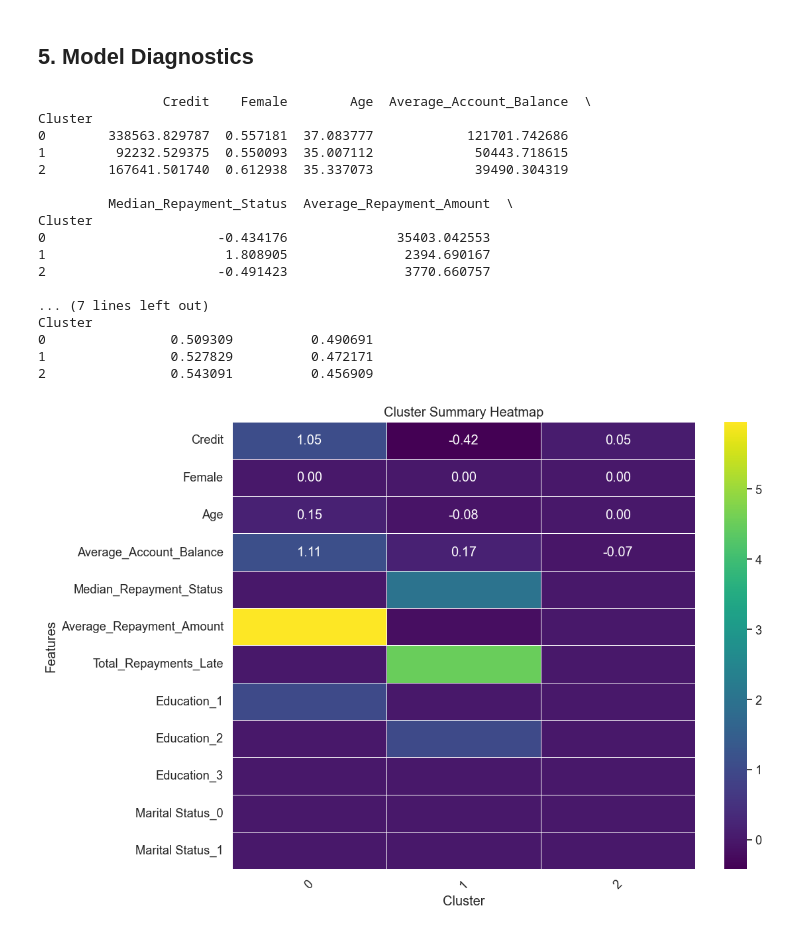
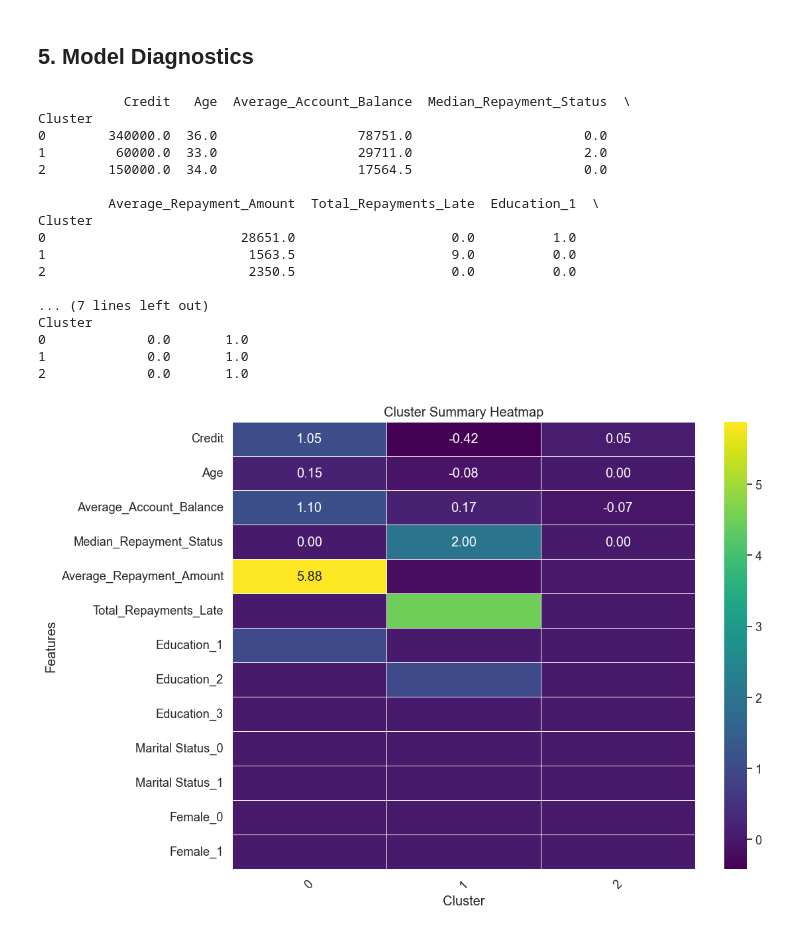
Before and after one commit to JohannesWiller/Machine_Learning_Clustering, a Jupyter notebook: main.ipynb, the cells around one changed output. Cells and saved outputs as stored; diff of their text form; code cells hidden in the pictures.

```diff
--- a/main.ipynb
+++ b/main.ipynb
@@ -225,11 +226,28 @@ df_cleaned = df_original.copy()
 
 # Calculate the average Account Balance
 df_cleaned['Average_Account_Balance'] = df_cleaned[[f'Amount {i}' for i in range(1, 7)]].mean(axis=1)
+    #create a plot
+plt.figure(figsize=(10, 6))
+plt.hist(df_cleaned['Average_Account_Balance'], bins=30, edgecolor='k', alpha=0.7)
+plt.title('Histogram of Average_Account_Balance')
+plt.xlabel('Average_Account_Balance')
+plt.ylabel('Frequency')
+plt.grid(True)
+plt.show()
 
+# Calculate the standard deviation Account Balance
+#df_cleaned['Std_Account_Balance'] = df_cleaned[[f'Amount {i}' for i in range(1, 7)]].std(axis=1)
 
 # Median Repayment Status
 df_cleaned['Median_Repayment_Status'] = df_cleaned[[f'Repayment {i}' for i in range(1, 7)]].median(axis=1)
-
+  #create a plot
+plt.figure(figsize=(10, 6))
+plt.hist(df_cleaned['Median_Repayment_Status'], bins=30, edgecolor='k', alpha=0.7)
+plt.title('Histogram of Median_Repayment_Status')
+plt.xlabel('Median_Repayment_Status')
+plt.ylabel('Frequency')
+plt.grid(True)
+plt.show()
 
 # Average Repayment Amount
 df_cleaned['Average_Repayment_Amount'] = df_cleaned[[f'Previous {i}' for i in range(1, 7)]].mean(axis=1)
@@ -241,7 +259,7 @@ def calculate_total_late_repayments(row):
 df_cleaned['Total_Repayments_Late'] = df_cleaned[['Repayment 1', 'Repayment 2', 'Repayment 3', 'Repayment 4', 'Repayment 5', 'Repayment 6']].apply(calculate_total_late_repayments, axis=1)
 
 # Get dummy cariables
-df_cleaned = pd.get_dummies(df_cleaned, columns=['Education', 'Marital Status'], drop_first=False).astype(int)
+df_cleaned = pd.get_dummies(df_cleaned, columns=['Education','Marital Status','Female'], drop_first=False).astype(int)
 
 # drop columns
 original_columns_to_remove = [f'Repayment {i}' for i in range(1, 7)] + \
@@ -491,44 +514,44 @@ plt.show()
 # %% [markdown]
 ## 5. Model Diagnostics
 # %%
-cluster_summary = df_no_Scaling.groupby('Cluster').mean()
+cluster_summary = df_no_Scaling.groupby('Cluster').median()
 print(cluster_summary)
 
 
 # Compute the cluster summary
 cluster_summary = df_preprocessed.groupby('Cluster').median()
 
 # Plot the heatmap
 plt.figure(figsize=(12, 8))
 sns.set(font_scale=1.2)
 heatmap = sns.heatmap(cluster_summary.T, cmap="viridis", annot=True, fmt=".2f", linewidths=.5)
 
 # Improve the aesthetics
 plt.title('Cluster Summary Heatmap')
 plt.xlabel('Cluster')
 plt.ylabel('Features')
 plt.xticks(rotation=45)
 plt.yticks(rotation=0)
 plt.tight_layout()
 
 # Save and display the plot
 plt.show()
 # %% [output]
-                Credit    Female        Age  Average_Account_Balance  \
+           Credit   Age  Average_Account_Balance  Median_Repayment_Status  \
 Cluster
-0        338563.829787  0.557181  37.083777            121701.742686
-1         92232.529375  0.550093  35.007112             50443.718615
-2        167641.501740  0.612938  35.337073             39490.304319
+0        340000.0  36.0                  78751.0                      0.0
+1         60000.0  33.0                  29711.0                      2.0
+2        150000.0  34.0                  17564.5                      0.0
 
-         Median_Repayment_Status  Average_Repayment_Amount  \
+         Average_Repayment_Amount  Total_Repayments_Late  Education_1  \
 Cluster
-0                      -0.434176              35403.042553
-1                       1.808905               2394.690167
-2                      -0.491423               3770.660757
+0                         28651.0                    0.0          1.0
+1                          1563.5                    9.0          0.0
+2                          2350.5                    0.0          0.0
 
 ... (7 lines left out)
 Cluster
-0                0.509309          0.490691
-1                0.527829          0.472171
-2                0.543091          0.456909
+0             0.0       1.0
+1             0.0       1.0
+2             0.0       1.0
-[figure, old version]
+[figure, new version]
```
Also changed, not shown: parts of 5 cells of this notebook.
